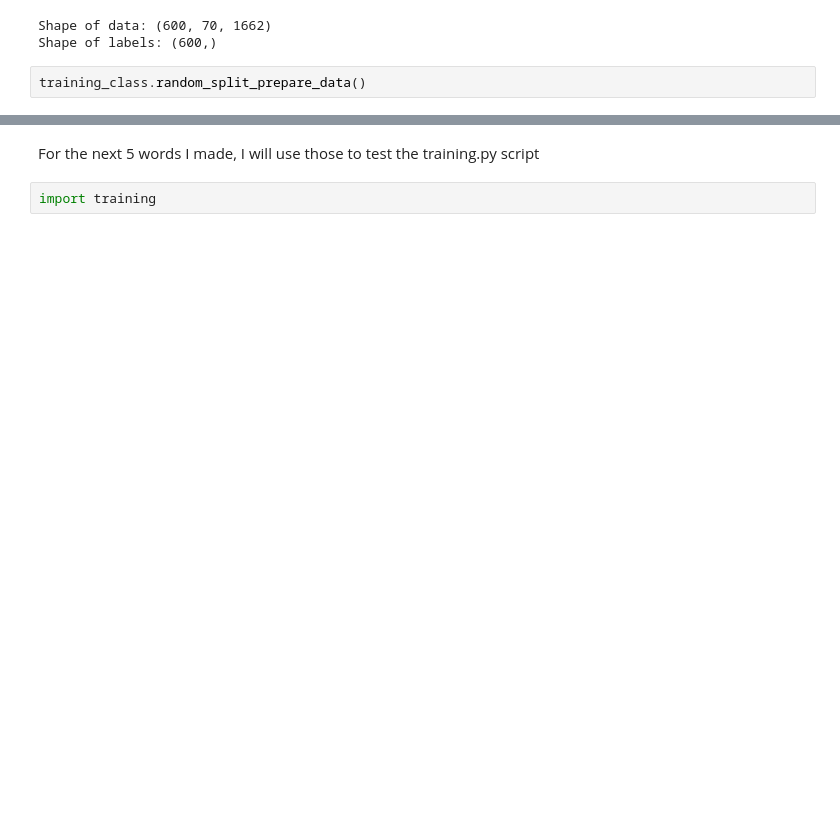
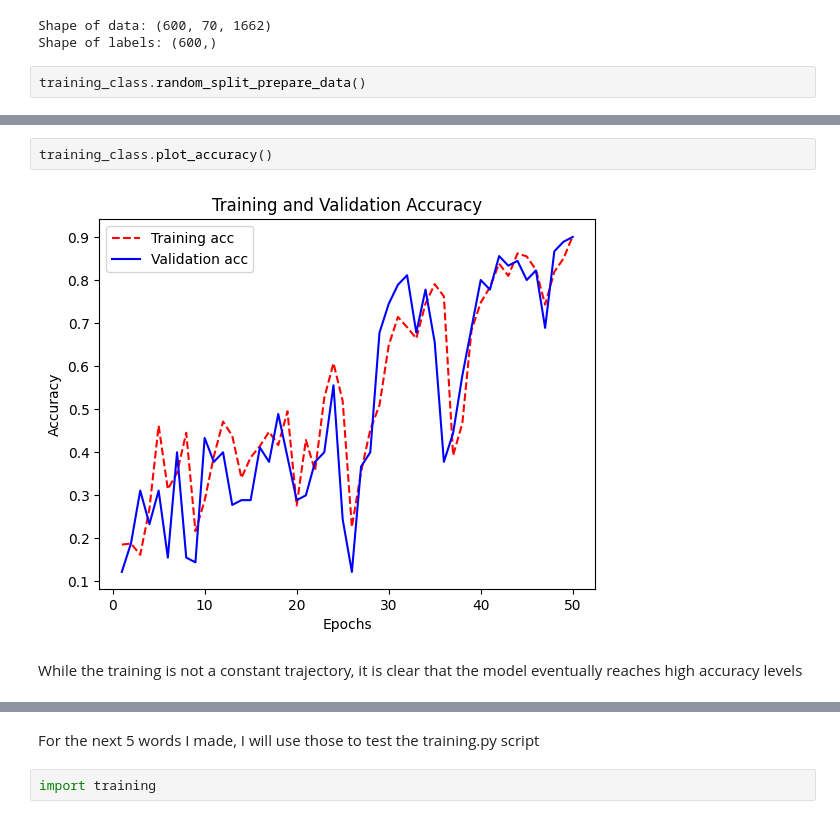
Before and after one commit to hosman-1/ece5831-2024-final-project, a Jupyter notebook: training_asl.ipynb, the cells around one changed output, grey strips where cells are left out. Saved outputs shown, nothing was run; the diff lists cells and outputs as text; blank space fills up the shorter version.

```diff
--- a/training_asl.ipynb
+++ b/training_asl.ipynb
@@ -366,3 +475,9 @@ Epoch 50/50
+# %%
+training_class.plot_accuracy()
+# %% [output]
+[figure, added]
+# %% [markdown]
+While the training is not a constant trajectory, it is clear that the model eventually reaches high accuracy levels
 # %%
 training_class.evaluate_test()
 # %% [output]
```
Also changed, not shown: parts of 35 cells of this notebook, 7 other files.
